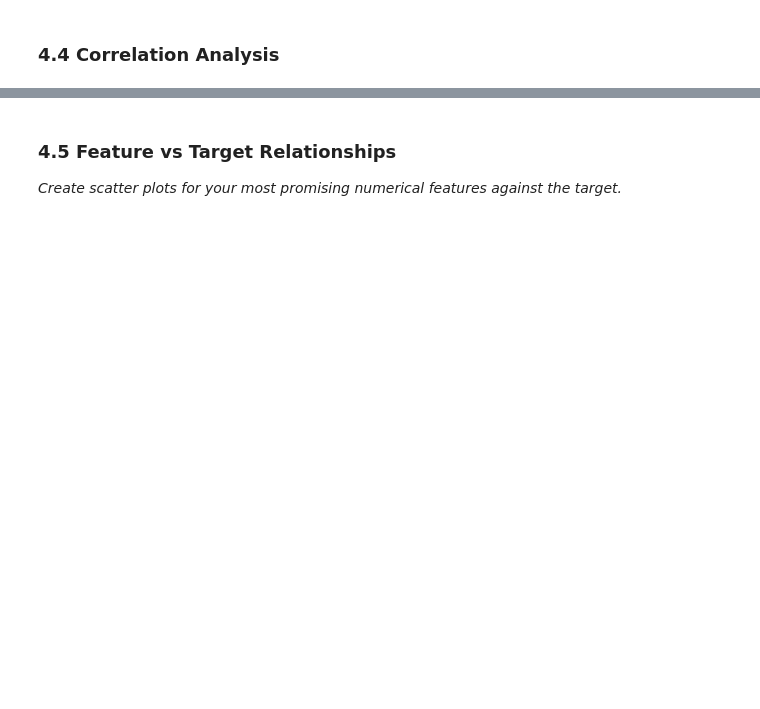
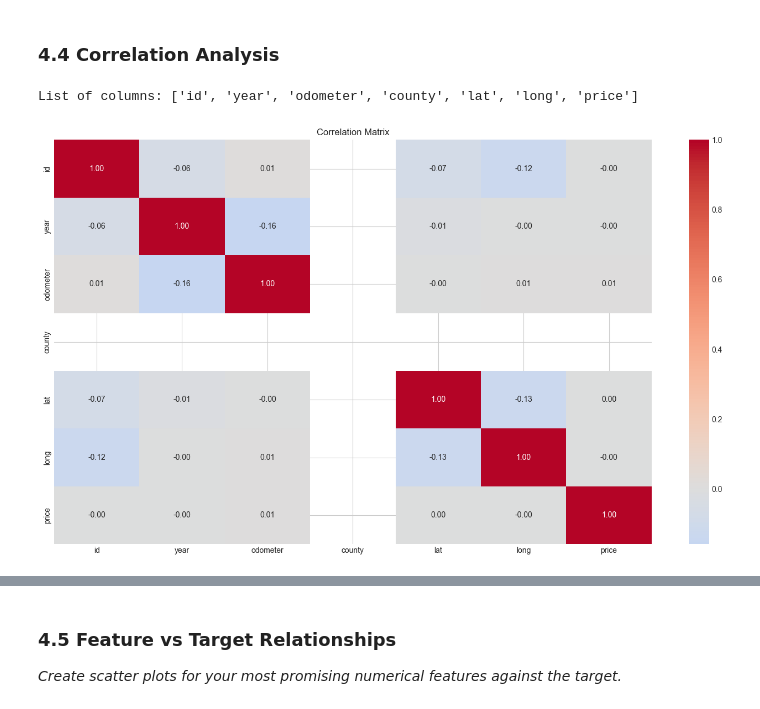
Before and after one commit to kalpanaselva495/individual-capstone-kalpanaselva495, a Jupyter notebook: notebooks/01_problem_statement_and_eda.ipynb, the cells around one changed output, grey strips where cells are left out. Saved outputs shown, nothing was run; the diff lists cells and outputs as text; code cells hidden in the pictures; blank space fills up the shorter version.

```diff
--- a/notebooks/01_problem_statement_and_eda.ipynb
+++ b/notebooks/01_problem_statement_and_eda.ipynb
@@ -245,3 +246,13 @@ min      0.000000e+00
 75%      2.648575e+04
 max      3.736929e+09
 Name: price, dtype: float64
+# %%
+#How to fill missing values in the target variable?
+missing_target = df[TARGET].isnull().sum()
+print(f"\nMissing values in target: {missing_target}")
+
+df[TARGET].fillna(df[TARGET].median(), inplace=True)
+
+print(f"Missing values after imputation: {df[TARGET].isnull().sum()}")
+df[TARGET].describe()
+df
@@ -247,0 +275,10 @@ Name: price, dtype: float64
+# %%
+#TODO: Treat zeros as missing values in the target variable if it makes sense for your dataset.
+# Hint: Use .replace() to replace zeros with np.nan, then impute as needed.
+
+df[TARGET] = df[TARGET].replace(0, np.nan)
+missing_target = df[TARGET].isnull().sum()
+print(f"\nMissing values in target after replacing zeros: {missing_target}")
+df[TARGET].fillna(df[TARGET].median(), inplace=True)
+print(f"Missing values after imputation: {df[TARGET].isnull().sum()}")
+df[TARGET].describe()
@@ -468,3 +517,10 @@ Now proceed to **Section 4** below to continue with your complete EDA, data clea
 # Store result in: numerical_cols
 
 # YOUR CODE HERE:
+
+numerical_cols = df.select_dtypes(include=[np.number]).columns.tolist()
+
+if TARGET in numerical_cols:
+    numerical_cols.remove(TARGET)
+
+print(f"Numerical features ({len(numerical_cols)}): {numerical_cols}")
@@ -563,20 +701,40 @@ else:
 # %%
 # TODO: Create and visualize a correlation matrix
 #
 # Steps:
 # 1. Create a list of columns: numerical_cols + [TARGET]
 # 2. Calculate the correlation matrix: df[columns].corr()
 # 3. Create a heatmap using sns.heatmap()
 #
 # Heatmap parameters to use:
 # - annot=True (show numbers)
 # - cmap='coolwarm' (color scheme)
 # - center=0 (center colormap at 0)
 # - fmt='.2f' (2 decimal places)
 #
 # Store the correlation matrix in: correlation_matrix
 
 # YOUR CODE HERE:
+columns = numerical_cols + [TARGET]
+print(f"List of columns: {columns}")
+
+# For better heatmamp visualization,
+# Removing the 'id' since it is just id and not going to provide meaningful insight when it comes correlation.
+# Removing the 'county' column because it contains only missing/empty values across all rows.
+# columns.remove("id")
+# columns.remove("county")
+# print(f"List of columns: {columns}")
+
+correlation_matrix = df[columns].corr()
+
+plt.figure(figsize=(14, 8))
+sns.heatmap(correlation_matrix, annot=True, cmap='coolwarm', center=0, fmt='.2f')
+plt.title('Correlation Matrix')
+plt.tight_layout()
+plt.show()
+# %% [output]
+List of columns: ['id', 'year', 'odometer', 'county', 'lat', 'long', 'price']
+[figure, added]
 # %%
 # TODO: Extract and analyze correlations with the target variable
 #
```
Also changed, not shown: parts of 34 cells of this notebook, 1 other file.
